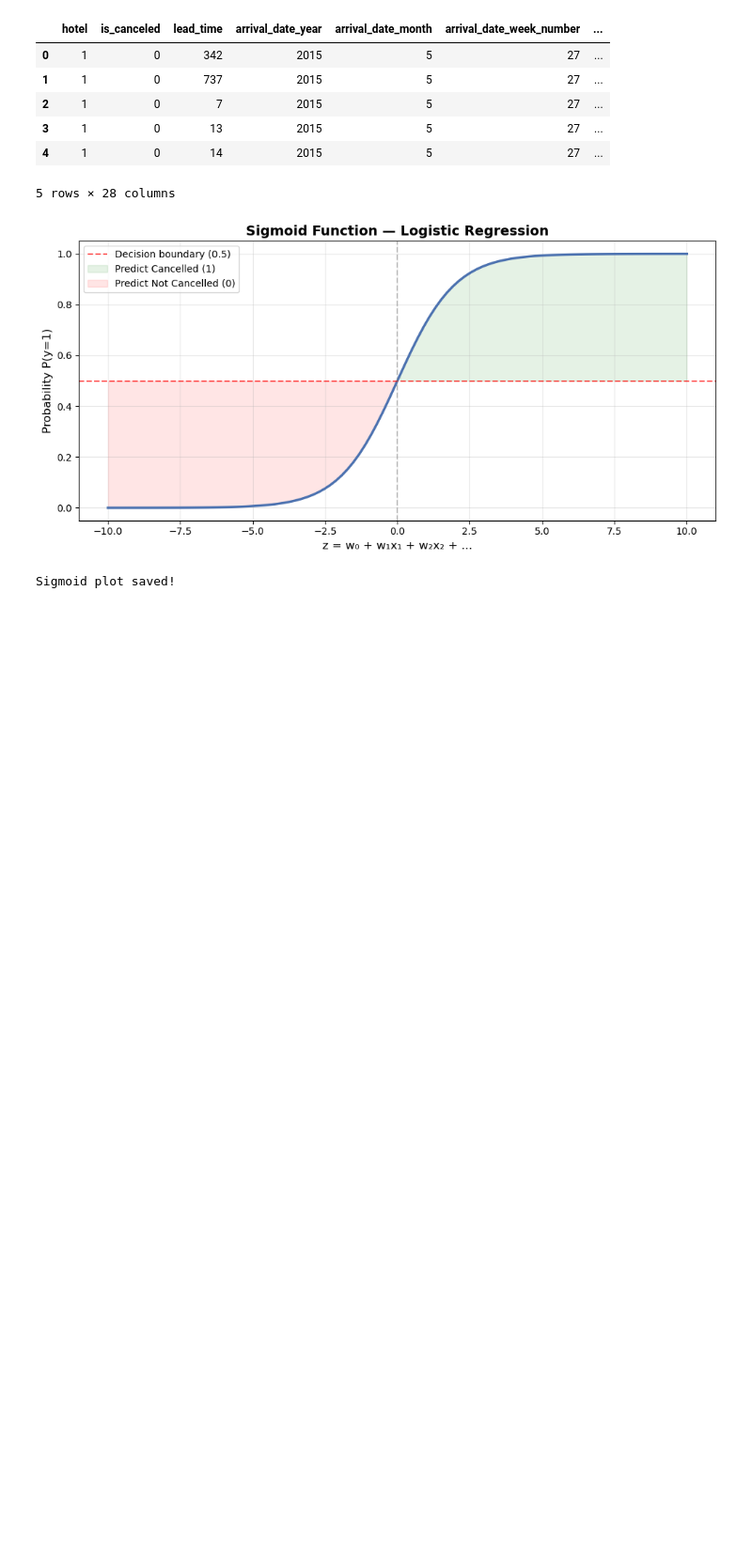
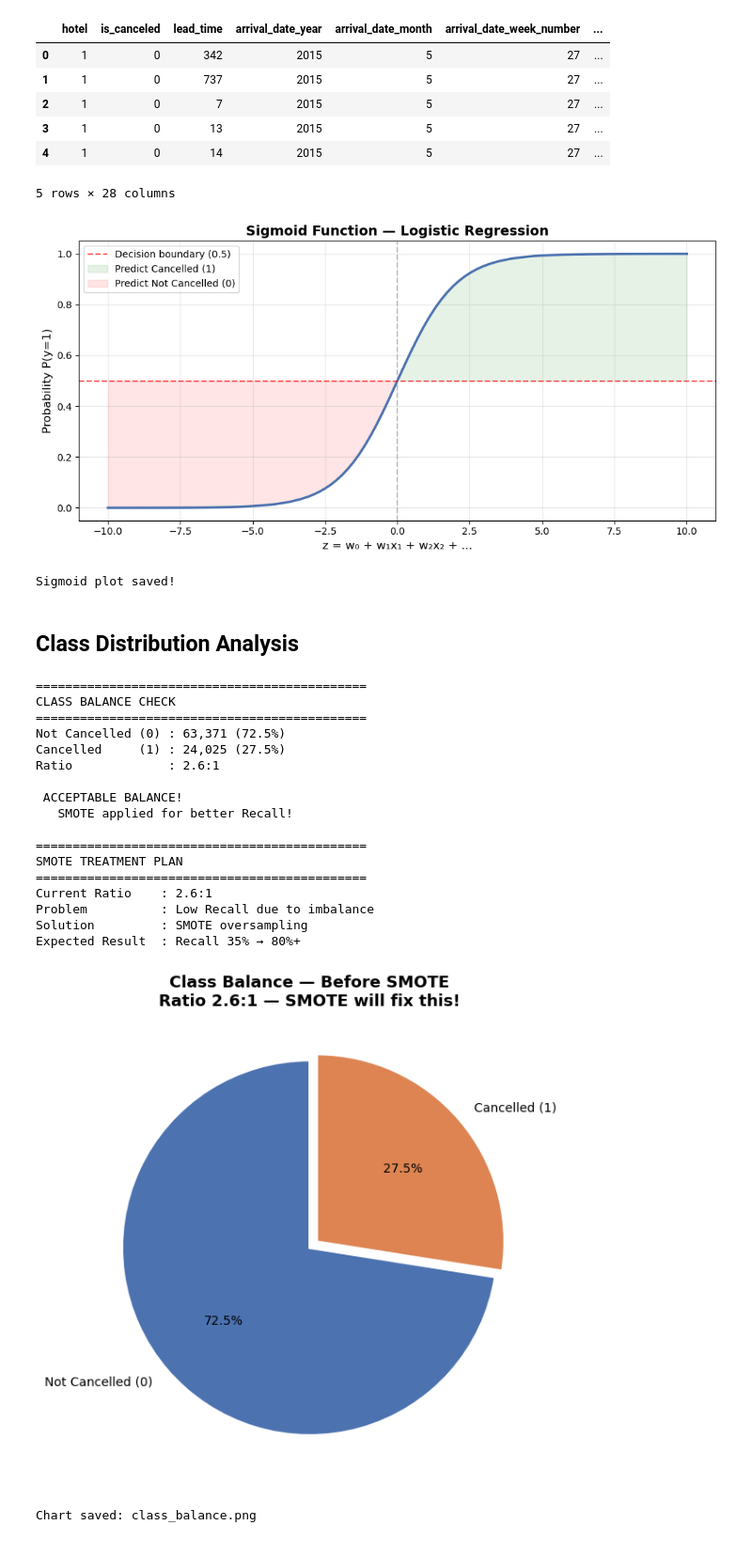
Before and after one commit to KaveeshaHeshan/hotel-booking-cancellation-prediction, a Jupyter notebook: Untitled1.ipynb, the cells around one changed output. Shown at 94% size. Drawn from its saved outputs; the diff is of its cells as text; code cells hidden in the pictures; blank space fills up the shorter version.

```diff
--- a/Untitled1.ipynb
+++ b/Untitled1.ipynb
@@ -929,3 +929,83 @@ print("Sigmoid plot saved!")
 # %% [output]
 [figure]
 Sigmoid plot saved!
+# %% [markdown]
+## Class Distribution Analysis
+# %%
+print("=" * 45)
+print("CLASS BALANCE CHECK")
+print("=" * 45)
+
+class_counts = y.value_counts()
+ratio = class_counts[0] / class_counts[1]
+
+print(f"Not Cancelled (0) : {class_counts[0]:,} "
+      f"({class_counts[0]/len(y)*100:.1f}%)")
+print(f"Cancelled     (1) : {class_counts[1]:,} "
+      f"({class_counts[1]/len(y)*100:.1f}%)")
+print(f"Ratio             : {ratio:.1f}:1")
+print()
+
+if ratio > 10:
+    print(" SEVERELY IMBALANCED!")
+    print("   Fix: SMOTE applied!")
+elif ratio > 3:
+    print("  MILDLY IMBALANCED")
+    print("   Fix: SMOTE will be applied!")
+else:
+    print(" ACCEPTABLE BALANCE!")
+    print("   SMOTE applied for better Recall!")
+
+# ── Updated message ───────────────────────────────────────
+print()
+print("=" * 45)
+print("SMOTE TREATMENT PLAN")
+print("=" * 45)
+print(f"Current Ratio    : {ratio:.1f}:1")
+print(f"Problem          : Low Recall due to imbalance")
+print(f"Solution         : SMOTE oversampling")
+print(f"Expected Result  : Recall 35% → 80%+")
+
+# ── Pie Chart ─────────────────────────────────────────────
+plt.figure(figsize=(8, 6))
+colors  = ['#4C72B0', '#DD8452']
+explode = (0, 0.05)
+
+plt.pie(class_counts.values,
+        labels    = ['Not Cancelled (0)',
+                     'Cancelled (1)'],
+        autopct   = '%1.1f%%',
+        colors    = colors,
+        explode   = explode,
+        startangle= 90,
+        wedgeprops= {'edgecolor' : 'white',
+                     'linewidth' : 2})
+
+plt.title('Class Balance — Before SMOTE\n'
+          f'Ratio {ratio:.1f}:1 — SMOTE will fix this!',
+          fontsize=13, fontweight='bold')
+plt.tight_layout()
+plt.savefig('class_balance.png',
+            dpi=150, bbox_inches='tight')
+plt.show()
+print("Chart saved: class_balance.png")
+# %% [output]
+=============================================
+CLASS BALANCE CHECK
+=============================================
+Not Cancelled (0) : 63,371 (72.5%)
+Cancelled     (1) : 24,025 (27.5%)
+Ratio             : 2.6:1
+
+ ACCEPTABLE BALANCE!
+   SMOTE applied for better Recall!
+
+=============================================
+SMOTE TREATMENT PLAN
+=============================================
+Current Ratio    : 2.6:1
+Problem          : Low Recall due to imbalance
+Solution         : SMOTE oversampling
+Expected Result  : Recall 35% → 80%+
+[figure, added]
+Chart saved: class_balance.png
```
Also changed, not shown: parts of 2 cells of this notebook, 2 other files.
